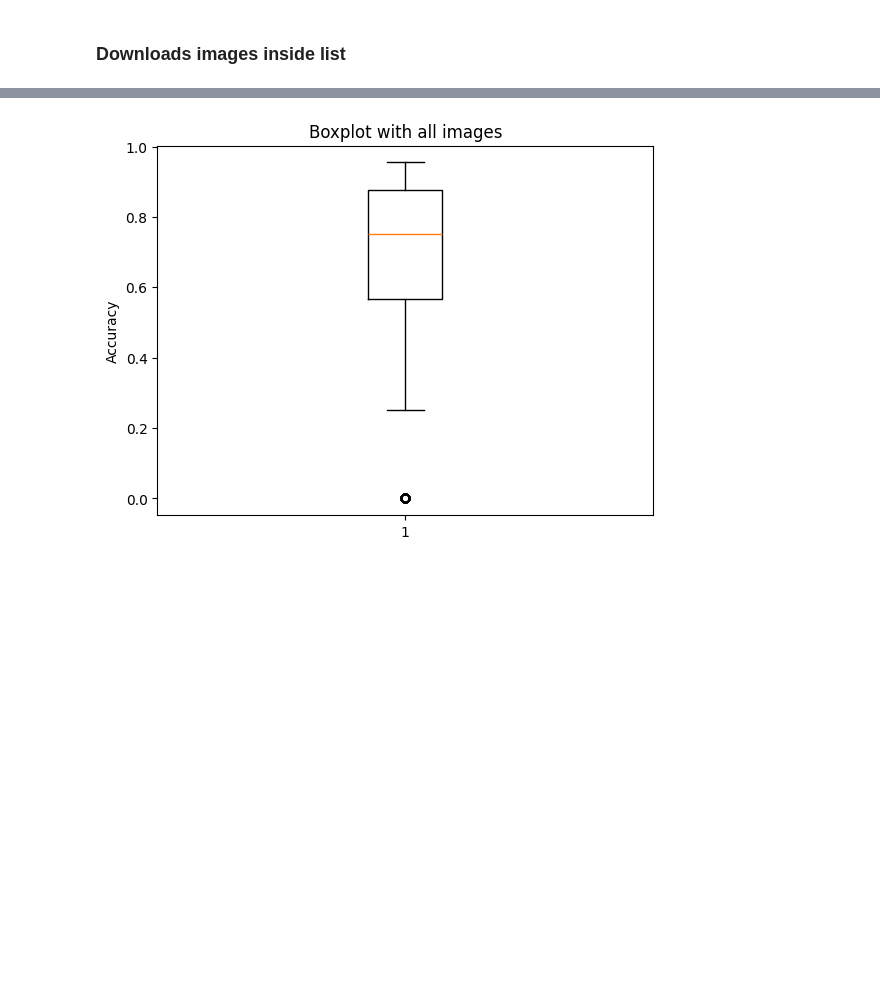
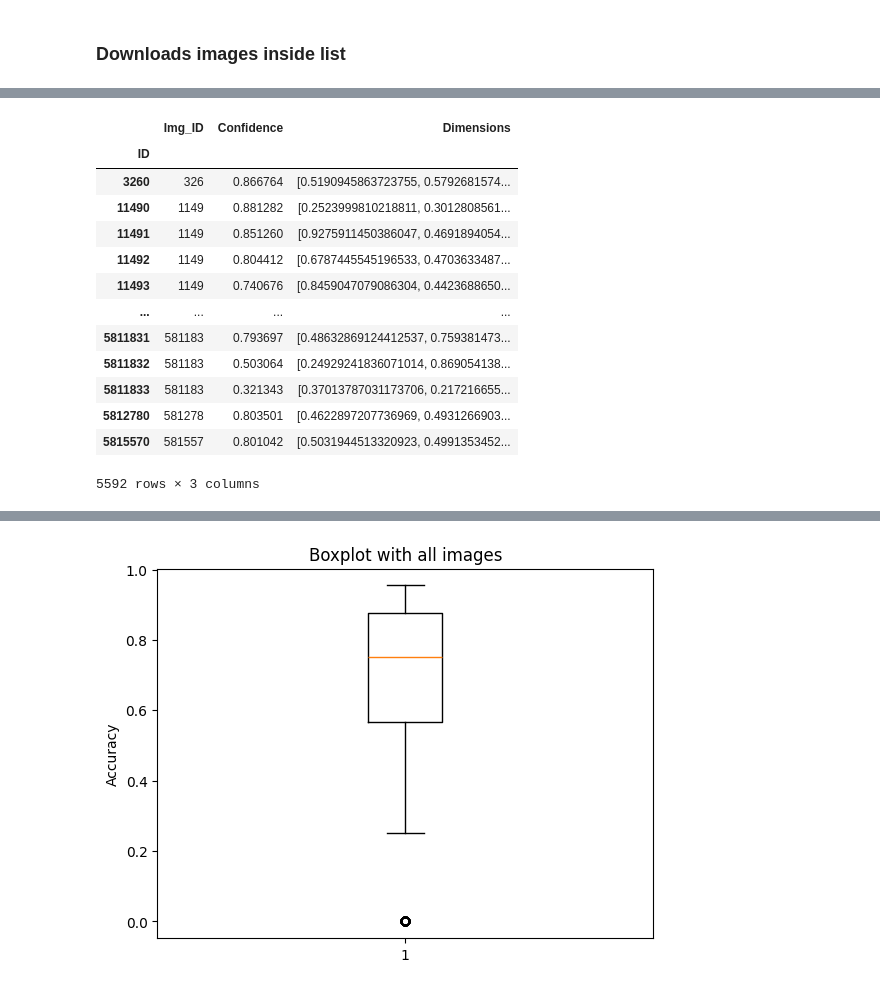
Before and after one commit to federicopaschetta/FemaleObjectificationInMovies, a Jupyter notebook: yolo_prediction.ipynb, the cells around one changed output, grey strips where cells are left out. Cells and saved outputs as stored; diff of their text form; code cells hidden in the pictures; blank space fills up the shorter version.

Commit message:
added confidence score for cropped imgs

```diff
--- a/yolo_prediction.ipynb
+++ b/yolo_prediction.ipynb
@@ -71,10 +106,6 @@ Speed: 3.5ms preprocess, 162.8ms inference, 1.9ms postprocess per image at shape
 # %%
-def confidence_score(result_img):
-    detection_list = []
-    for res in result_img:
-        img_id = res.path.split('\\')[-1].strip('.jpg').lstrip('0')
-
-        # Get mask for class 0
+def get_img_info(res, img_id: str, detection_list: list) -> None:
+    # Get mask for class 0
         class_mask = res.boxes.cls == 0
 
         # Get all relevant data in one go
@@ -99,5 +130,3 @@ def confidence_score(result_img):
                 'ID': img_id
             }
             detection_list.append(detection_dict)
-
-    return detection_list
@@ -105,0 +133,11 @@ data = confidence_score(result)
+# %%
+def confidence_score(result_img, cropped: bool = False) -> list:
+    detection_list = []
+    for res in result_img:
+        if cropped:
+            img_id = res[1].split('\\')[-1].strip('.jpg').lstrip('0')
+            res = res[0][0]
+        else:
+            img_id = res.path.split('\\')[-1].strip('.jpg').lstrip('0')
+        get_img_info(res, img_id, detection_list)
+    return detection_list
@@ -106,2 +165,4 @@ data = confidence_score(result)
+# %%
+data_all = confidence_score(all)
 # %%
-df = pd.DataFrame(data).set_index('ID')
+df_all = pd.DataFrame(data_all).set_index('ID')
@@ -107,0 +173,17 @@ df = pd.DataFrame(data).set_index('ID')
+# %%
+df_all
+# %% [output]
+|  | Img_ID | Confidence | Dimensions |
+| ID |  |  |  |
+| 3260 | 326 | 0.866764 | [0.5190945863723755, 0.5792681574... |
+| 11490 | 1149 | 0.881282 | [0.2523999810218811, 0.3012808561... |
+| 11491 | 1149 | 0.851260 | [0.9275911450386047, 0.4691894054... |
+| 11492 | 1149 | 0.804412 | [0.6787445545196533, 0.4703633487... |
+| 11493 | 1149 | 0.740676 | [0.8459047079086304, 0.4423688650... |
+| ... | ... | ... | ... |
+| 5811831 | 581183 | 0.793697 | [0.48632869124412537, 0.759381473... |
+| 5811832 | 581183 | 0.503064 | [0.24929241836071014, 0.869054138... |
+| 5811833 | 581183 | 0.321343 | [0.37013787031173706, 0.217216655... |
+| 5812780 | 581278 | 0.803501 | [0.4622897207736969, 0.4931266903... |
+| 5815570 | 581557 | 0.801042 | [0.5031944513320923, 0.4991353452... |
+5592 rows × 3 columns
```
Also changed, not shown: parts of 13 cells of this notebook, 1 other file.
